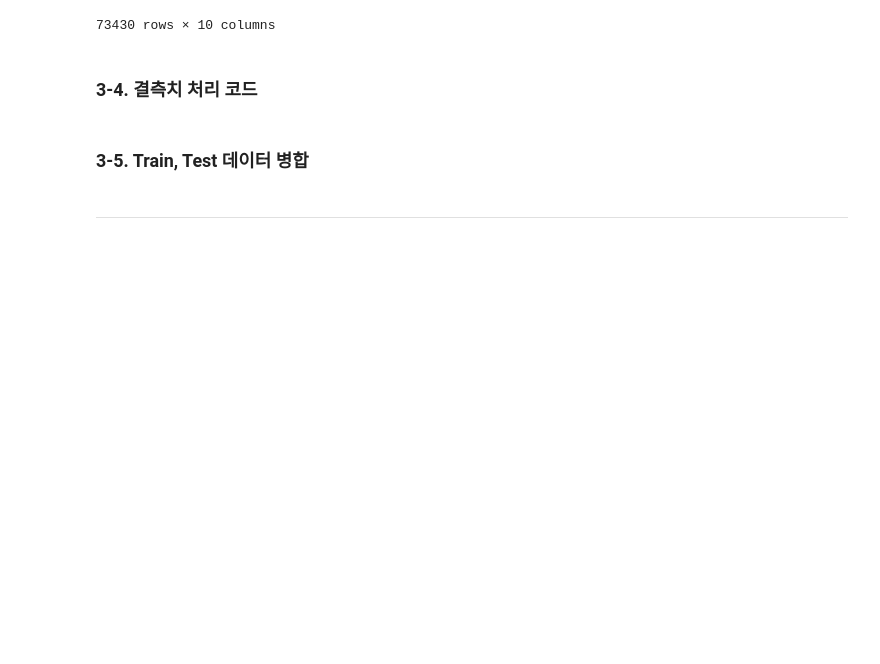
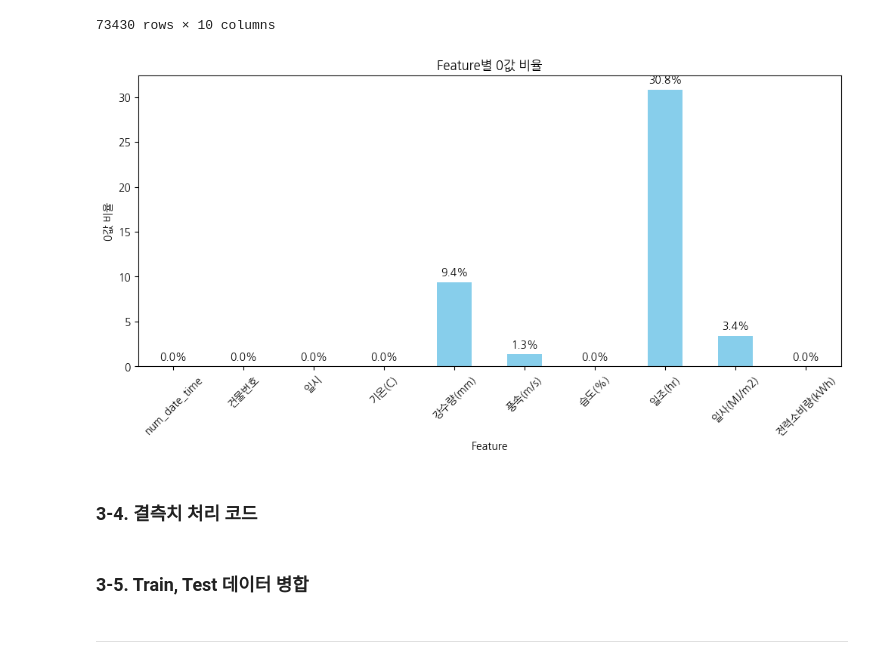
Before and after one commit to dongkieric98/-, a Jupyter notebook: electricity_EDA.ipynb, the cells around one changed output. Drawn from its saved outputs; the diff is of its cells as text; code cells hidden in the pictures; blank space fills up the shorter version.

```diff
--- a/electricity_EDA.ipynb
+++ b/electricity_EDA.ipynb
@@ -116,6 +116,31 @@ rows_with_zeros_train
 | 203992 | 100_20220824 16 | 100 | 20220824 16 | 25.6 | NaN | 1.4 | 72.0 | 0.0 | NaN | 1137.60 |
 | 203996 | 100_20220824 20 | 100 | 20220824 20 | 22.4 | NaN | 1.3 | 86.0 | 0.0 | NaN | 798.96 |
 73430 rows × 10 columns
+# %%
+# 각 컬럼별 0의 비율 계산
+zero_percentage = (train == 0).mean() * 100
+
+# 그래프 크기 설정
+plt.figure(figsize=(12, 5))
+
+# 비율 시각화
+bars = zero_percentage.plot(kind='bar', color='skyblue')
+plt.title('Feature별 0값 비율')
+plt.ylabel('0값 비율')
+plt.xlabel('Feature')
+plt.xticks(rotation=45)
+
+# 각 바 위에 비율 값 표시
+for bar in bars.patches:
+    plt.text(bar.get_x() + bar.get_width() / 2,
+             bar.get_height() + 0.5,  # 바의 높이 위에 조금의 여백을 두고
+             f'{bar.get_height():.1f}%',  # 소수점 아래 한 자리로 포맷팅
+             ha='center',  # 가운데 정렬
+             va='bottom')  # 바의 상단에 텍스트 위치
+
+plt.show()
+# %% [output]
+[figure, added]
 # %% [markdown]
 ### 3-4. 결측치 처리 코드
 # %%
```
Also changed, not shown: 1 other file.
